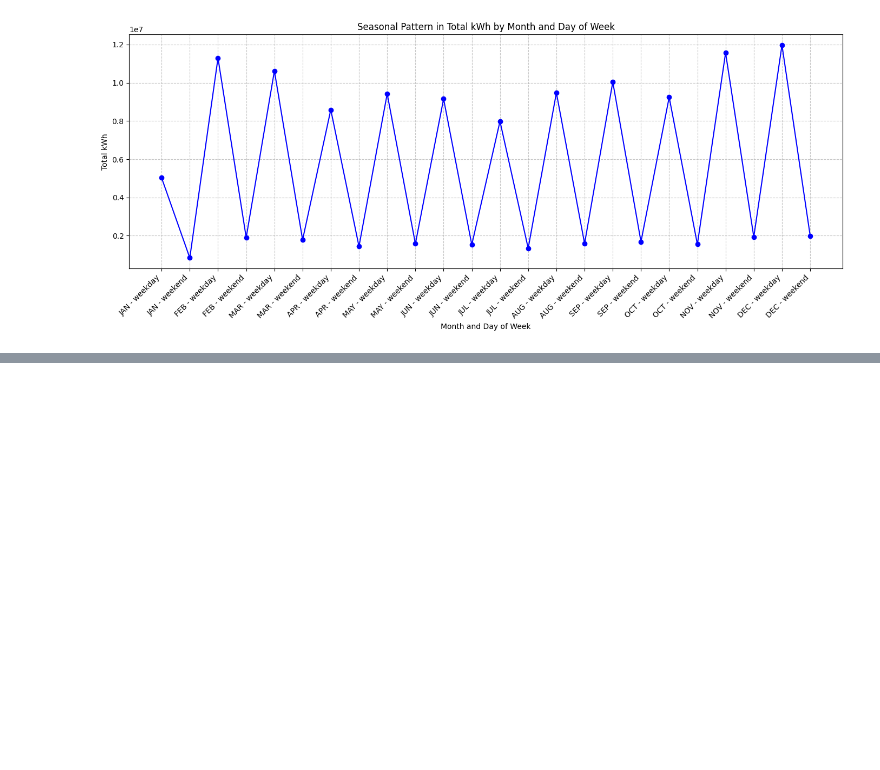
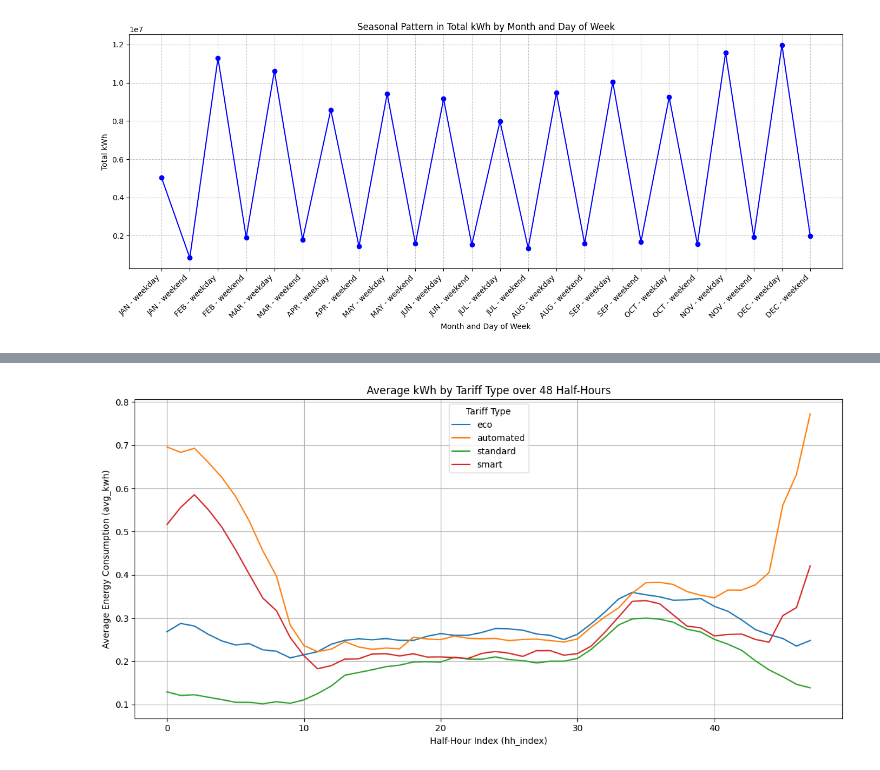
Before and after one commit to BakytzhanSuleimenov/Faraday_data, a Jupyter notebook: data_extractor.ipynb, the cells around one changed output, grey strips where cells are left out. Cells and saved outputs as stored; diff of their text form; code cells hidden in the pictures; blank space fills up the shorter version.

```diff
--- a/data_extractor.ipynb
+++ b/data_extractor.ipynb
@@ -234,6 +238,6 @@ visualize_by_tariff_type(filtered)
 # %%
-sample_property = extract_by_property_type(['Flat'], wide=True)
-sample_ber = extract_by_energy_rating(['F_G'], wide=True)
-filtered = extract_filtered(property_types='Flat', energy_ratings='F_G', wide=True)
-visualize_by_tariff_type(filtered)
+flat_fg = extract_ber_from_filtered(flat_property, ['F_G'])
+visualize_by_tariff_type(flat_fg)
+# %% [output]
+[figure, added]
 # %%
```
Also changed, not shown: parts of 8 cells of this notebook.
